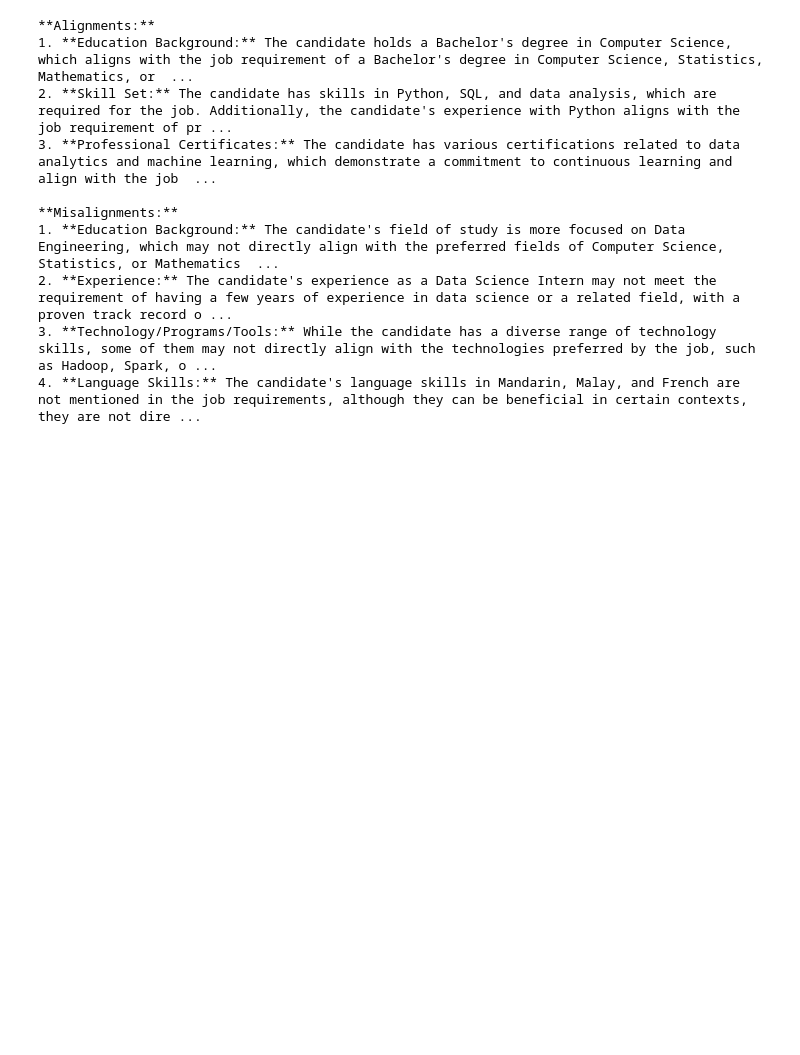
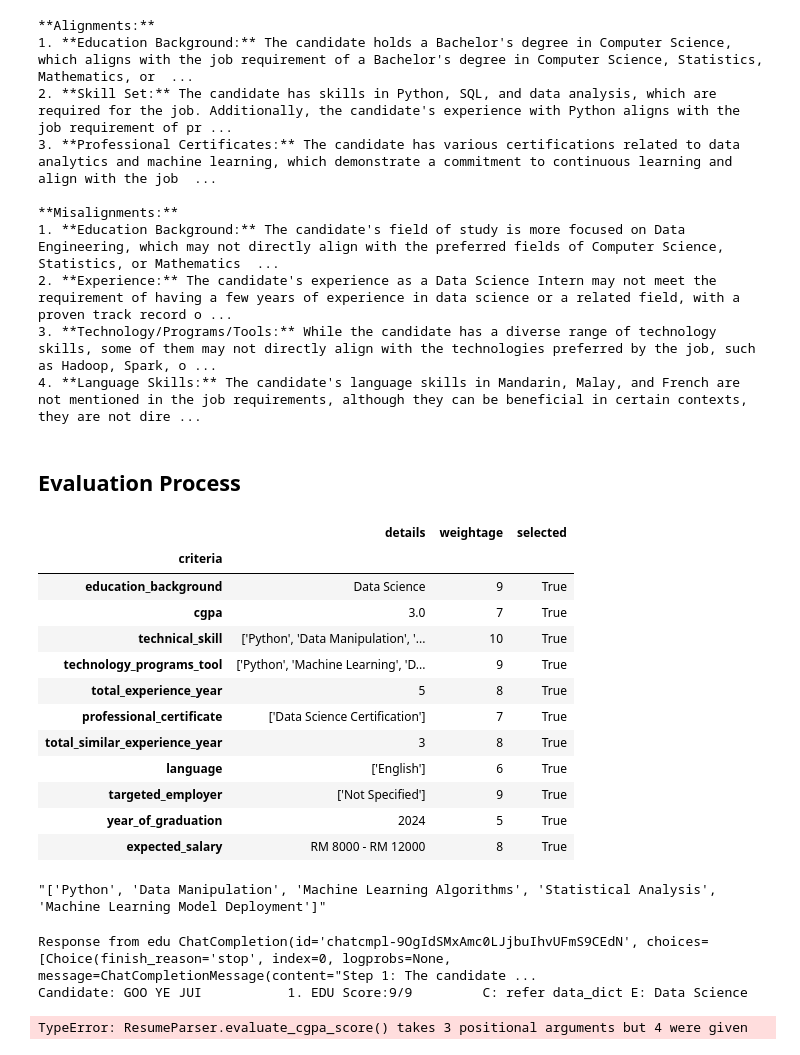
Before and after one commit to CthreeP0/Rag_project, a Jupyter notebook: fyp.ipynb, the cells around one changed output. Drawn from its saved outputs; the diff is of its cells as text; code cells hidden in the pictures; blank space fills up the shorter version.

Commit message:
Update evaluate_criteria_pipeline

```diff
--- a/fyp.ipynb
+++ b/fyp.ipynb
@@ -1487,3 +1487,28 @@ print(data_dict['gpt_recommendation_summary'][0])
 2. **Experience:** The candidate's experience as a Data Science Intern may not meet the requirement of having a few years of experience in data science or a related field, with a proven track record o ...
 3. **Technology/Programs/Tools:** While the candidate has a diverse range of technology skills, some of them may not directly align with the technologies preferred by the job, such as Hadoop, Spark, o ...
 4. **Language Skills:** The candidate's language skills in Mandarin, Malay, and French are not mentioned in the job requirements, although they can be beneficial in certain contexts, they are not dire ...
+# %% [markdown]
+## Evaluation Process
+# %%
+import pandas as pd
+
+criteria = pd.read_csv('criteria.csv',index_col=0)
+criteria
+# %% [output]
+|  | details | weightage | selected |
+| criteria |  |  |  |
+| education_background | Data Science | 9 | True |
+| cgpa | 3.0 | 7 | True |
+| technical_skill | ['Python', 'Data Manipulation', '... | 10 | True |
+| technology_programs_tool | ['Python', 'Machine Learning', 'D... | 9 | True |
+| total_experience_year | 5 | 8 | True |
+| professional_certificate | ['Data Science Certification'] | 7 | True |
+| total_similar_experience_year | 3 | 8 | True |
+| language | ['English'] | 6 | True |
+| targeted_employer | ['Not Specified'] | 9 | True |
+| year_of_graduation | 2024 | 5 | True |
+| expected_salary | RM 8000 - RM 12000 | 8 | True |
+# %%
+criteria['details']['technical_skill']
+# %% [output]
+"['Python', 'Data Manipulation', 'Machine Learning Algorithms', 'Statistical Analysis', 'Machine Learning Model Deployment']"
@@ -1489,0 +1551,30 @@ print(data_dict['gpt_recommendation_summary'][0])
+# %%
+def evaluate_criteria_pipeline(data_dict, criteria_df, resume_parser):
+    for index, row in criteria_df.iterrows():
+        details = row['details']
+        weightage = row['weightage']
+        selected = row['selected']
+
+        if selected:
+            function_name = f"evaluate_{index}_score"
+            function = getattr(resume_parser, function_name)
+
+            if index in ["total_experience_year", "total_similar_experience_year", "year_of_graduation", "targeted_employer"]:
+                # Functions that return two values
+                data_dict[[f"{index}", f"{index}_score"]] = data_dict.apply(lambda row: pd.Series(function(row, details, weightage)), axis=1)
+            else:
+                # Functions that return one value
+                data_dict[f"{index}_score"] = data_dict.apply(lambda row: function(row, details, weightage), axis=1)
+
+    return data_dict
+
+
+# Initialize ResumeParser object with JobParser object
+resume_parser = ResumeParser(job_title, job_description, job_requirement, job_parser)
+
+# Run the pipeline
+data_dict_final = evaluate_criteria_pipeline(data_dict, criteria, resume_parser)
+# %% [output]
+Response from edu ChatCompletion(id='chatcmpl-9OgIdSMxAmc0LJjbuIhvUFmS9CEdN', choices=[Choice(finish_reason='stop', index=0, logprobs=None, message=ChatCompletionMessage(content="Step 1: The candidate ...
+Candidate: GOO YE JUI           1. EDU Score:9/9         C: refer data_dict E: Data Science
+TypeError: ResumeParser.evaluate_cgpa_score() takes 3 positional arguments but 4 were given
```
Also changed, not shown: parts of 4 cells of this notebook, 6 other files.
